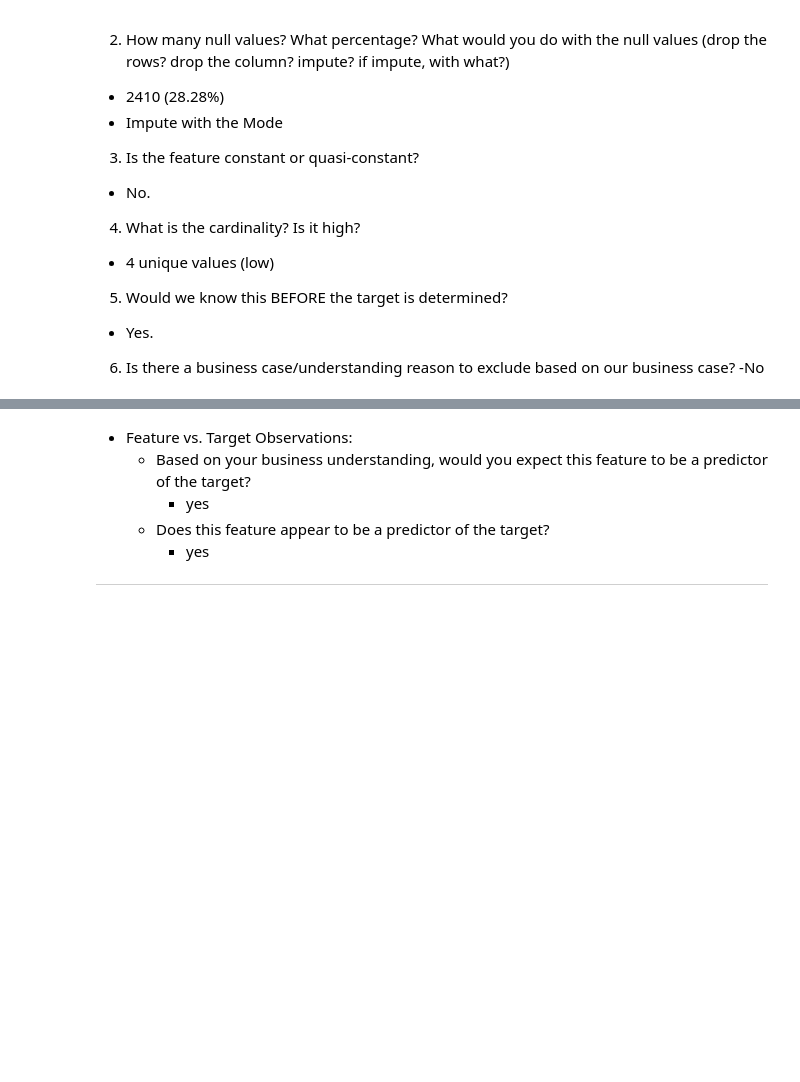
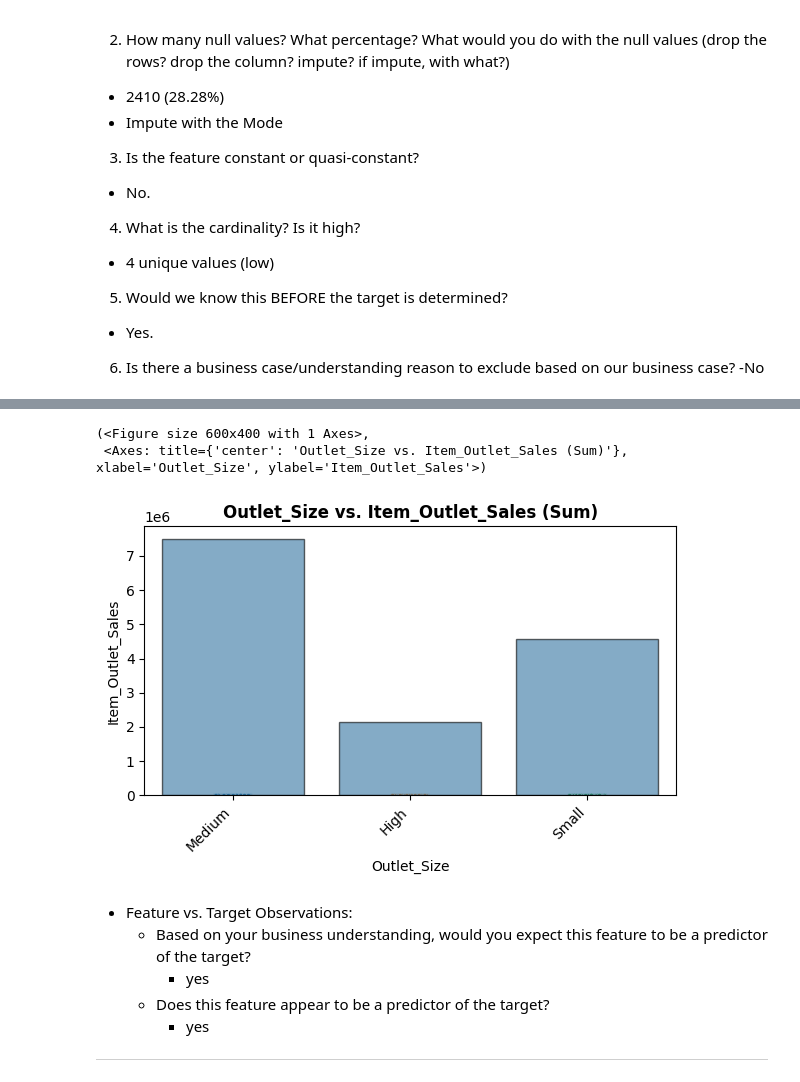
Before and after one commit to abeeraz379/Prediction-of-Product-sales, a Jupyter notebook: prediction of product sales.ipynb, the cells around one changed output, grey strips where cells are left out. Drawn from its saved outputs; the diff is of its cells as text; code cells hidden in the pictures; blank space fills up the shorter version.

```diff
--- a/prediction of product sales.ipynb
+++ b/prediction of product sales.ipynb
@@ -517,6 +518,43 @@ def plot_numeric_vs_target(df, x, y='Item_Outlet_Sales',
   plt.show()
 
   return fig, ax
+# %%
+import pandas as pd
+import seaborn as sns
+import matplotlib.pyplot as plt
+import numpy as np
+
+def plot_categorical_vs_target2(df, x, y, figsize=(6,4), fillna = True, placeholder = "MISSING", order = None):
+    # Make a copy of the dataframe and fillna
+    temp_df = df.copy()
+    # fillna with placeholder if fillna == True:
+    if fillna == True:
+        temp_df[x] = temp_df[x].fillna(placeholder)
+    # or drop nulls prevent unwanted nan group in stripplot
+    else:
+        temp_df = temp_df.dropna(subset=[x])
+
+    # Create the figure and subplots
+    fig, ax = plt.subplots(figsize=figsize)
+
+    # --- CHANGED LINE ---
+    # Added estimator=sum to calculate total instead of mean
+    sns.barplot(data=temp_df, x=x, y=y, ax=ax, order=order, alpha=0.6,
+                linewidth=1, edgecolor='black', errorbar=None, estimator=sum)
+    # --------------------
+
+    # Boxplot
+    sns.stripplot(data=temp_df, x=x, y=y, hue=x, ax=ax, order=order,
+                  hue_order=order, legend=False, edgecolor='white',
+                  linewidth=0.5, size=3, zorder=0)
+
+    # Rotate xlabels
+    plt.setp(ax.get_xticklabels(), rotation=45, ha='right')
+
+    # Add a title
+    ax.set_title(f"{x} vs. {y} (Sum)", fontweight='bold')
+    fig.tight_layout()
+    return fig, ax
 # %% [markdown]
 ## replace the placeholder with Nan
 # %%
@@ -859,3 +897,9 @@ plot_categorical_vs_target(new_df,feature ,'Item_Outlet_Sales' , placeholder=new
+# %%
+plot_categorical_vs_target2(new_df,feature ,'Item_Outlet_Sales' , placeholder=new_df[feature].mode() )
+# %% [output]
+(<Figure size 600x400 with 1 Axes>,
+ <Axes: title={'center': 'Outlet_Size vs. Item_Outlet_Sales (Sum)'}, xlabel='Outlet_Size', ylabel='Item_Outlet_Sales'>)
+[figure, added]
 # %% [markdown]
 - Feature vs. Target Observations:
   - Based on your business understanding, would you expect this feature to be a predictor of the target?
```
Also changed, not shown: parts of 30 cells of this notebook.
